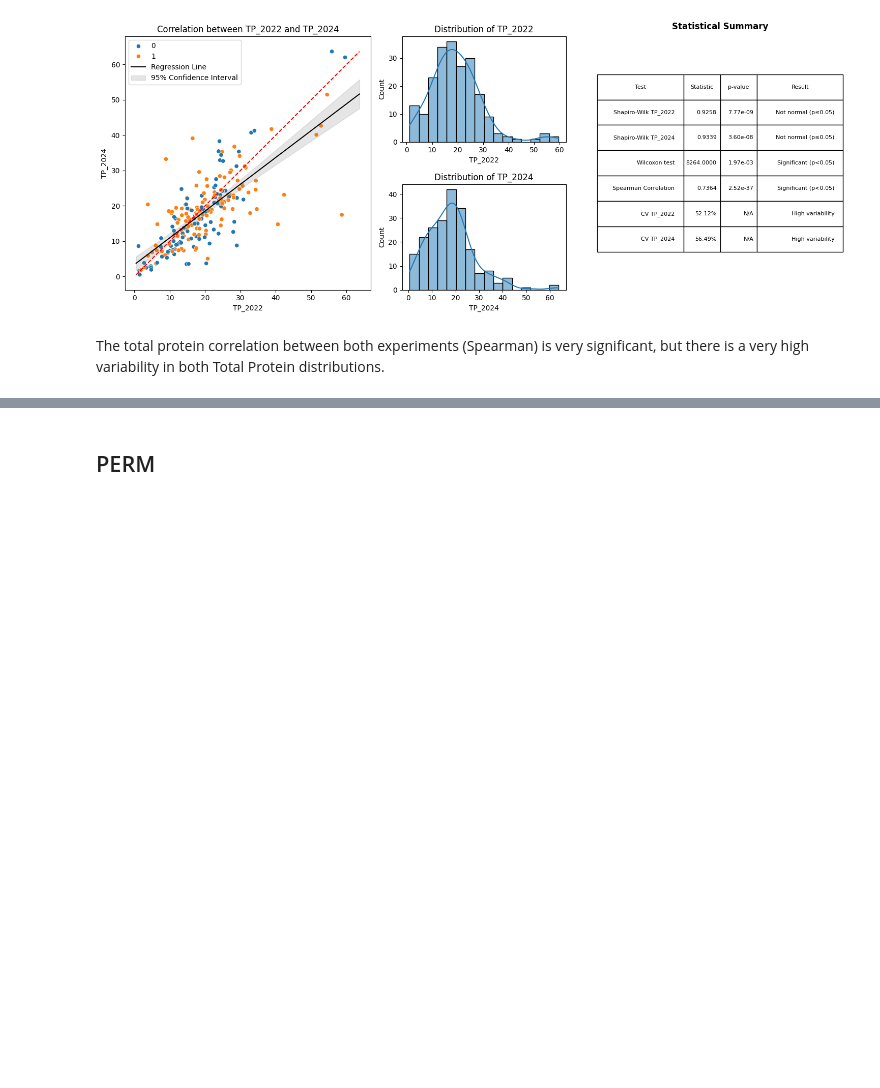
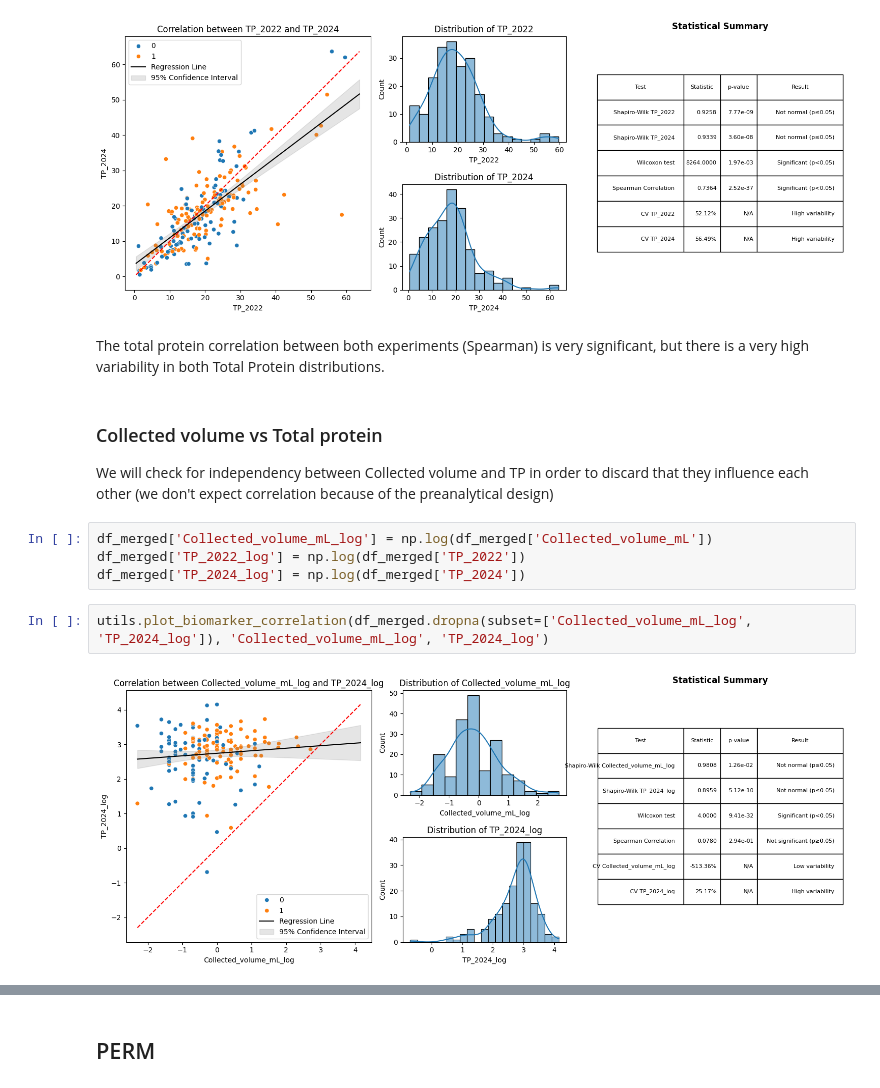
Before and after one commit to MiMARK-es/cohort-analysis, a Jupyter notebook: notebooks/240_mmk_2024_vs_ruo_2022.ipynb, the cells around one changed output, grey strips where cells are left out. Cells and saved outputs as stored; diff of their text form; blank space fills up the shorter version.

Commit message:
Volume vs total protein analysis added to RUO vs MMK 240 analysis

```diff
--- a/notebooks/240_mmk_2024_vs_ruo_2022.ipynb
+++ b/notebooks/240_mmk_2024_vs_ruo_2022.ipynb
@@ -206,3 +206,15 @@ utils.plot_biomarker_correlation(df_merged.dropna(subset=['TP_2022', 'TP_2024'])
 [figure]
 # %% [markdown]
 The total protein correlation between both experiments (Spearman) is very significant, but there is a very high variability in both Total Protein distributions.
+# %% [markdown]
+### Collected volume vs Total protein
+
+We will check for independency between Collected volume and TP in order to discard that they influence each other (we don't expect correlation because of the preanalytical design)
+# %%
+df_merged['Collected_volume_mL_log'] = np.log(df_merged['Collected_volume_mL'])
+df_merged['TP_2022_log'] = np.log(df_merged['TP_2022'])
+df_merged['TP_2024_log'] = np.log(df_merged['TP_2024'])
+# %%
+utils.plot_biomarker_correlation(df_merged.dropna(subset=['Collected_volume_mL_log', 'TP_2024_log']), 'Collected_volume_mL_log', 'TP_2024_log')
+# %% [output]
+[figure, added]
```
Also changed, not shown: parts of 2 cells of this notebook.
